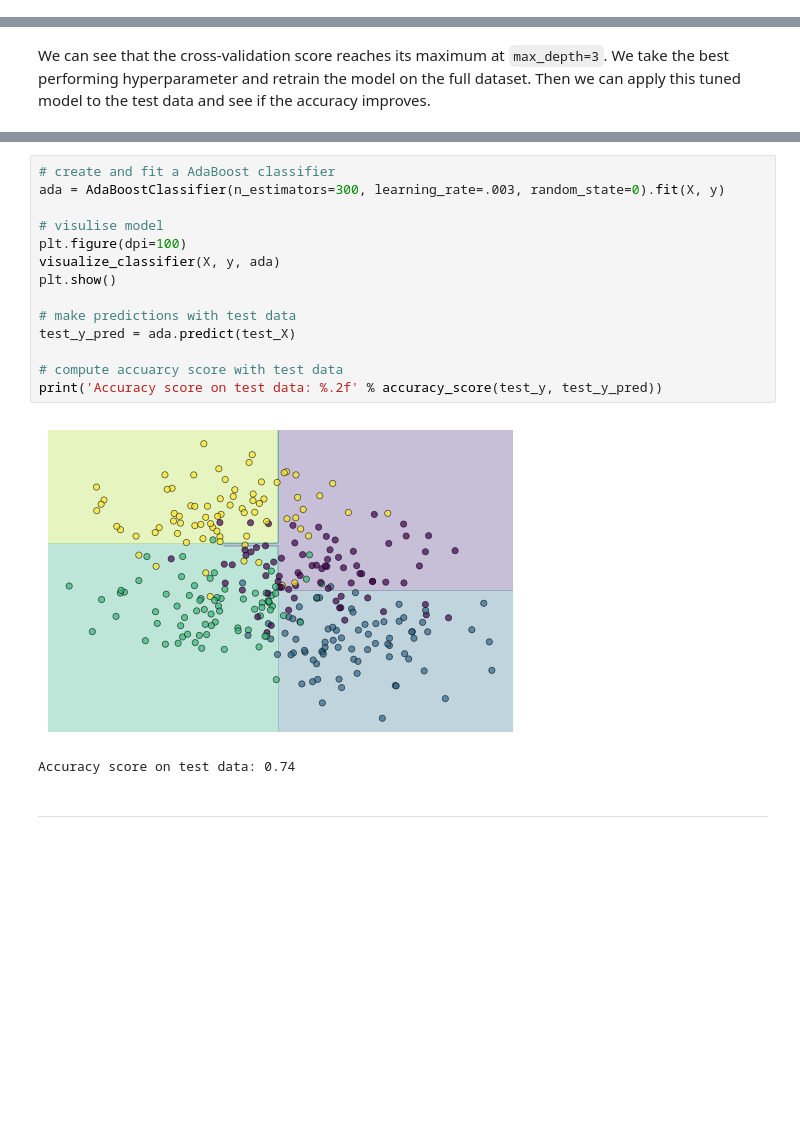
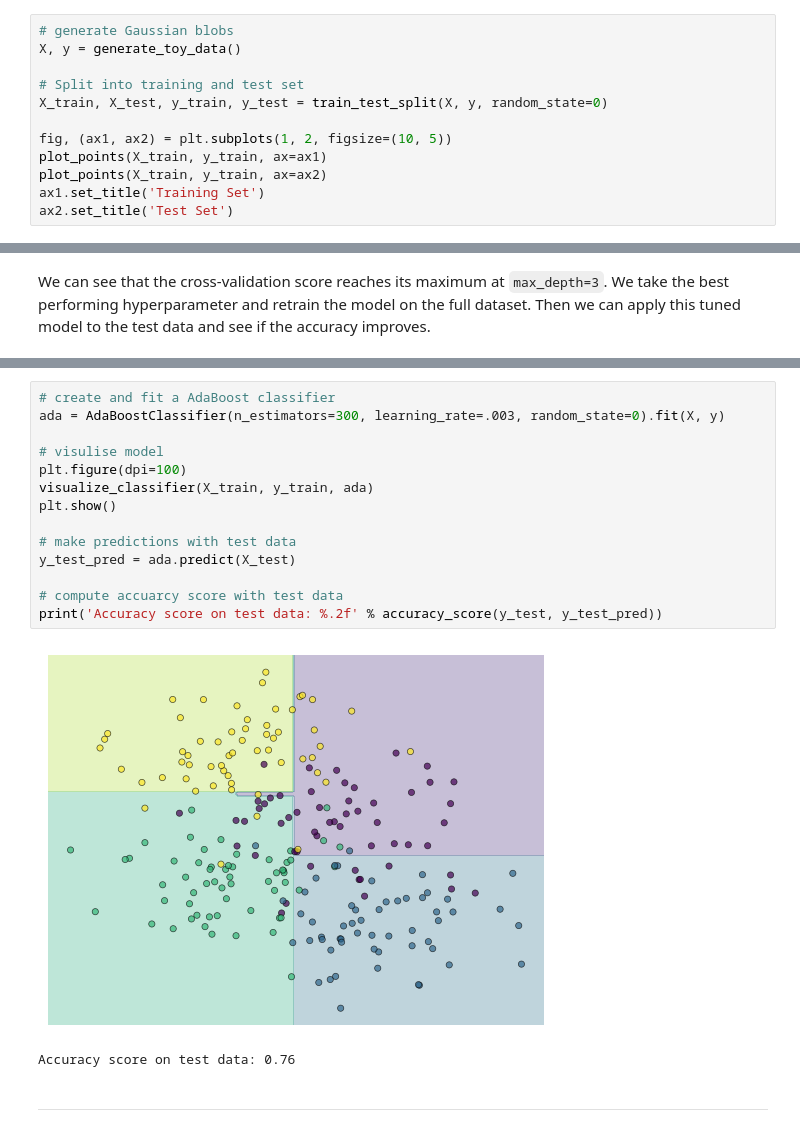
Before and after one commit to stfc-sciml/sciml-workshop, a Jupyter notebook: course_3.0_with_solutions/CLASSICAL/classification_decision_tree.ipynb, the cells around one changed output, grey strips where cells are left out. Drawn from its saved outputs; the diff is of its cells as text; blank space fills up the shorter version.

```diff
--- a/course_3.0_with_solutions/CLASSICAL/classification_decision_tree.ipynb
+++ b/course_3.0_with_solutions/CLASSICAL/classification_decision_tree.ipynb
@@ -42,0 +72,12 @@ plt.show()
+# %%
+# generate Gaussian blobs
+X, y = generate_toy_data()
+
+# Split into training and test set
+X_train, X_test, y_train, y_test = train_test_split(X, y, random_state=0)
+
+fig, (ax1, ax2) = plt.subplots(1, 2, figsize=(10, 5))
+plot_points(X_train, y_train, ax=ax1)
+plot_points(X_train, y_train, ax=ax2)
+ax1.set_title('Training Set')
+ax2.set_title('Test Set')
@@ -249,20 +241,20 @@ Accuracy score on test data: 0.76
 # %%
 # create and fit a AdaBoost classifier
 ada = AdaBoostClassifier(n_estimators=300, learning_rate=.003, random_state=0).fit(X, y)
 
 # visulise model
 plt.figure(dpi=100)
-visualize_classifier(X, y, ada)
+visualize_classifier(X_train, y_train, ada)
 plt.show()
 
 # make predictions with test data
-test_y_pred = ada.predict(test_X)
+y_test_pred = ada.predict(X_test)
 
 # compute accuarcy score with test data
-print('Accuracy score on test data: %.2f' % accuracy_score(test_y, test_y_pred))
+print('Accuracy score on test data: %.2f' % accuracy_score(y_test, y_test_pred))
 # %% [output]
-[figure, old version]
+[figure, new version]
-Accuracy score on test data: 0.74
+Accuracy score on test data: 0.76
 # %% [markdown]
 ---
 # %% [markdown]
```
Also changed, not shown: parts of 20 cells of this notebook, 1 other file.
